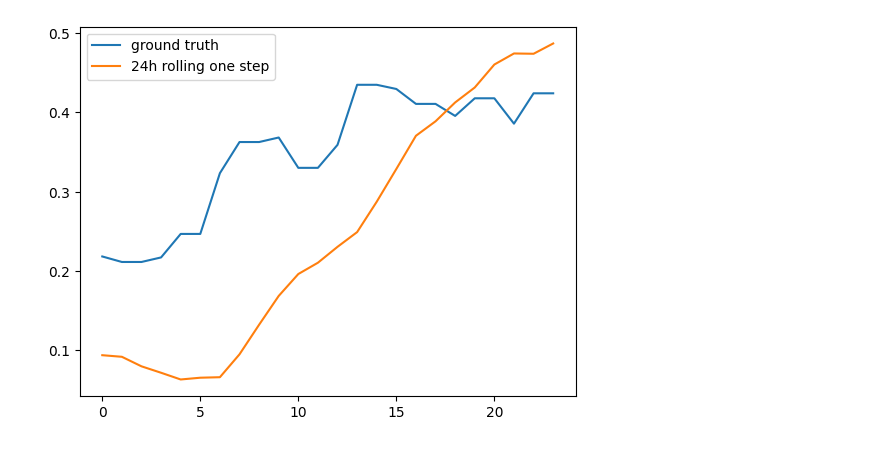
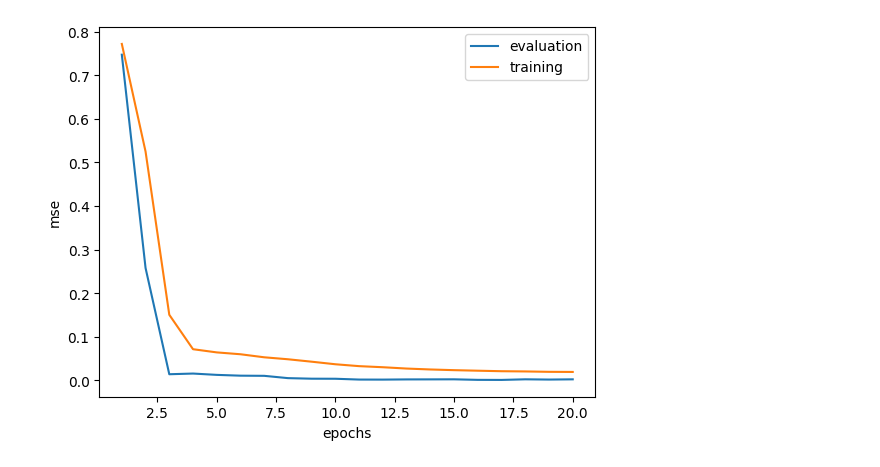
Before and after one commit to aszfaltos/wp_former, a Jupyter notebook: model_eval.ipynb, the cells around one changed output. Saved outputs shown, nothing was run; the diff lists cells and outputs as text; code cells hidden in the pictures.

Commit message:
Evaluation

```diff
--- a/model_eval.ipynb
+++ b/model_eval.ipynb
@@ -0,0 +20,11 @@
+# %%
+load_params = [{'test': 'regular', 'name': 'Alert_Bunny', 'epoch': 20, 'model_type': Transformer},
+               {'test': 'eemd', 'name': 'Alert_Bunny', 'epoch': 20, 'model_type': Transformer}]
+
+post_processors = [lambda x : x,
+                   lambda x : torch.sum(x, dim=-1)]
+
+trained = [{'params': None, 'model': None, 'metrics': None, 'post_processor': None} for _ in range(len(load_params))]
+
+for load_param, model in zip(load_params, trained):
+    model['params'], model['model'], model['metrics'] = load_model(**load_param)
@@ -1,58 +35,17 @@
 # %%
-from eval_lib import load_model
-from models import Transformer
-from matplotlib import pyplot as plt
-import numpy as np
-import torch
-from data_handling import data_loader
-import utils
+def print_params(test: str, name: str, epoch: int, model_type: type, params: dict):
+    print(f'Params of {test} {model_type.__name__} at epoch {epoch} {name}')
+    pprint.pprint(params)
 
-params, model, metrics = load_model('regular', 'Drab_Deer', 15, Transformer)
+def plot_metrics(metrics: dict):
+    plt.plot(np.arange(1, len(metrics['train']['MSE']) + 1), metrics['eval']['MSE'], label=f'evaluation')
+    plt.plot(np.arange(1, len(metrics['train']['MSE']) + 1), metrics['train']['MSE'], label=f'training')
+    plt.xlabel('epochs')
+    plt.ylabel('mse')
+    plt.legend()
+    plt.show()
 
-print(params)
-
-max_len = 0
-plt.plot(metrics['eval']['MSE'], label=f'Drab_Deer - {params["src_seq_length"]} - regular - eval')
-plt.plot(np.arange(len(metrics['train']['MSE'])), metrics['train']['MSE'], label=f'Drab_Deer - {params["src_seq_length"]} - normal - train')
-max_len = max(len(metrics['eval']['MSE']), max_len)
-max_len = max(len(metrics['train']['MSE']), max_len)
-plt.xticks(np.arange(max_len))
-plt.xlabel('epochs')
-plt.ylabel('mse')
-plt.legend()
-plt.show()
-
-from trainer_lib.datasets import TimeSeriesWindowedTensorDataset, TimeSeriesWindowedDatasetConfig
-df = data_loader.load_mavir_data('data/mavir_data/mavir.csv')
-df['Power'] = utils.min_max_norm(df['Power'])
-sample = utils.sample(df, 1000, start_idx=5000)
-training_data = np.array(sample['Power'].to_numpy()[..., np.newaxis], dtype=np.float32)
-shift, look_back, pred = 100, 24, 1
-
-dataset = TimeSeriesWindowedTensorDataset(training_data, TimeSeriesWindowedDatasetConfig(params['src_window'],
-                                                                                     params['tgt_window'],
-                                                                                     params['src_seq_length'],
-                                                                                     params['tgt_seq_length'],
-                                                                                     1,
-                                                                                     False))
-ones = torch.ones(1, 1, dataset[0][1].shape[-1])
-
-with torch.no_grad():
-    ground_truth = []
-    predicted = []
-    for shift_offset in range(shift, shift+24, 1):
-        out = ones
-        for i in range(pred):
-            out = torch.concatenate((ones, model(dataset[shift_offset][0].unsqueeze(0), out)), dim=1)
-
-        predicted.append(dataset.get_sequence_from_y_windows(out[:, 1:, :].detach()))
-        ground_truth.append(dataset.get_sequence_from_y_windows(dataset[shift_offset][1]))
-
-    predicted = np.array(predicted).reshape(24)
-    ground_truth = np.array(ground_truth).reshape(24)
-    plt.plot(ground_truth, label='ground truth')
-    plt.plot(predicted, label='24h rolling one step')
-
-plt.legend()
-plt.show()
+for load_param, model in zip(load_params, trained):
+    print_params(**load_param, params=model['params'])
+    plot_metrics(model['metrics'])
 # %% [output]
@@ -61 +77 @@ plt.show()
-[figure, old version]
+[figure, new version]
```
Also changed, not shown: parts of 16 cells of this notebook, 1 other file.
